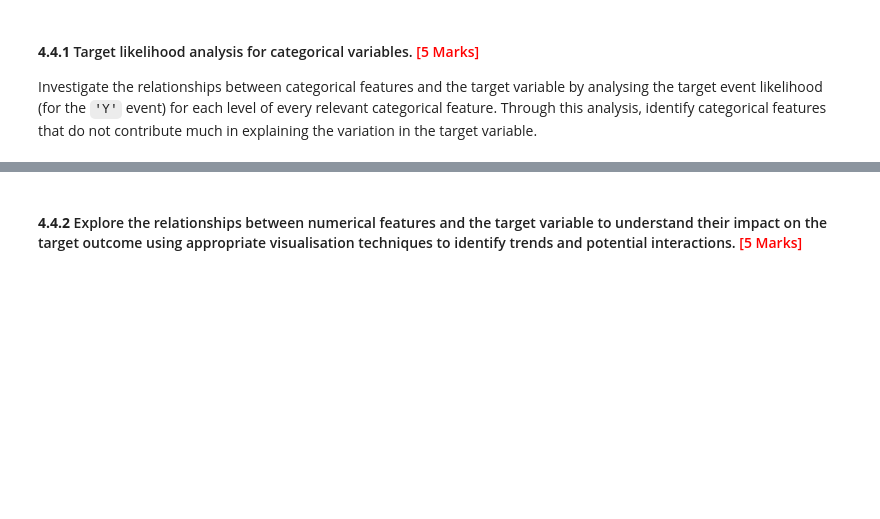
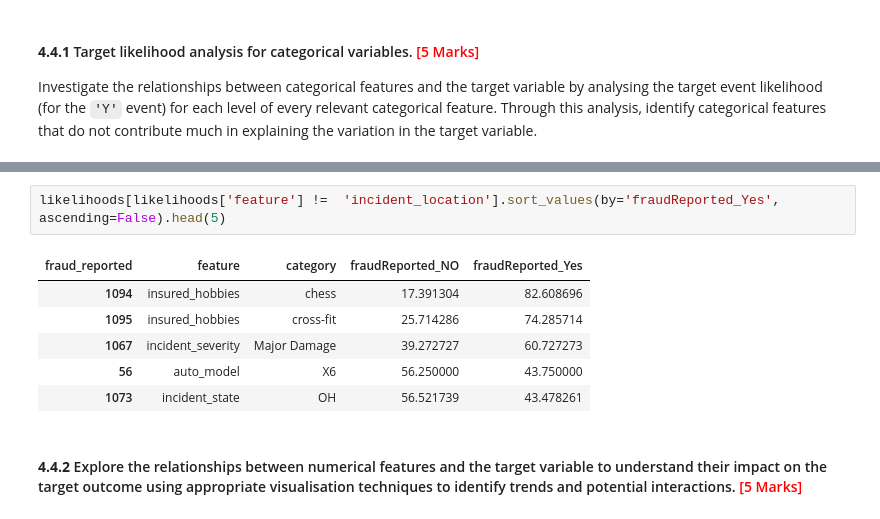
Before and after one commit to Prithvi1510/credit-card-detect-upgrad, a Jupyter notebook: Fraudulent_Claim_Detection_Starter.ipynb, the cells around one changed output, grey strips where cells are left out. Drawn from its saved outputs; the diff is of its cells as text; blank space fills up the shorter version.

```diff
--- a/Fraudulent_Claim_Detection_Starter.ipynb
+++ b/Fraudulent_Claim_Detection_Starter.ipynb
@@ -667,3 +670,12 @@ fraud_reported                feature   category  fraudReported_NO  \
+# %%
+likelihoods[likelihoods['feature'] !=  'incident_location'].sort_values(by='fraudReported_Yes', ascending=False).head(5)
+# %% [output]
+| fraud_reported | feature | category | fraudReported_NO | fraudReported_Yes |
+| 1094 | insured_hobbies | chess | 17.391304 | 82.608696 |
+| 1095 | insured_hobbies | cross-fit | 25.714286 | 74.285714 |
+| 1067 | incident_severity | Major Damage | 39.272727 | 60.727273 |
+| 56 | auto_model | X6 | 56.250000 | 43.750000 |
+| 1073 | incident_state | OH | 56.521739 | 43.478261 |
 # %% [markdown]
 #### **4.4.2** Explore the relationships between numerical features and the target variable to understand their impact on the target outcome using appropriate visualisation techniques to identify trends and potential interactions. <font color="red">[5 Marks]</font>
 # %%
```
Also changed, not shown: parts of 10 cells of this notebook, 2 other files.
